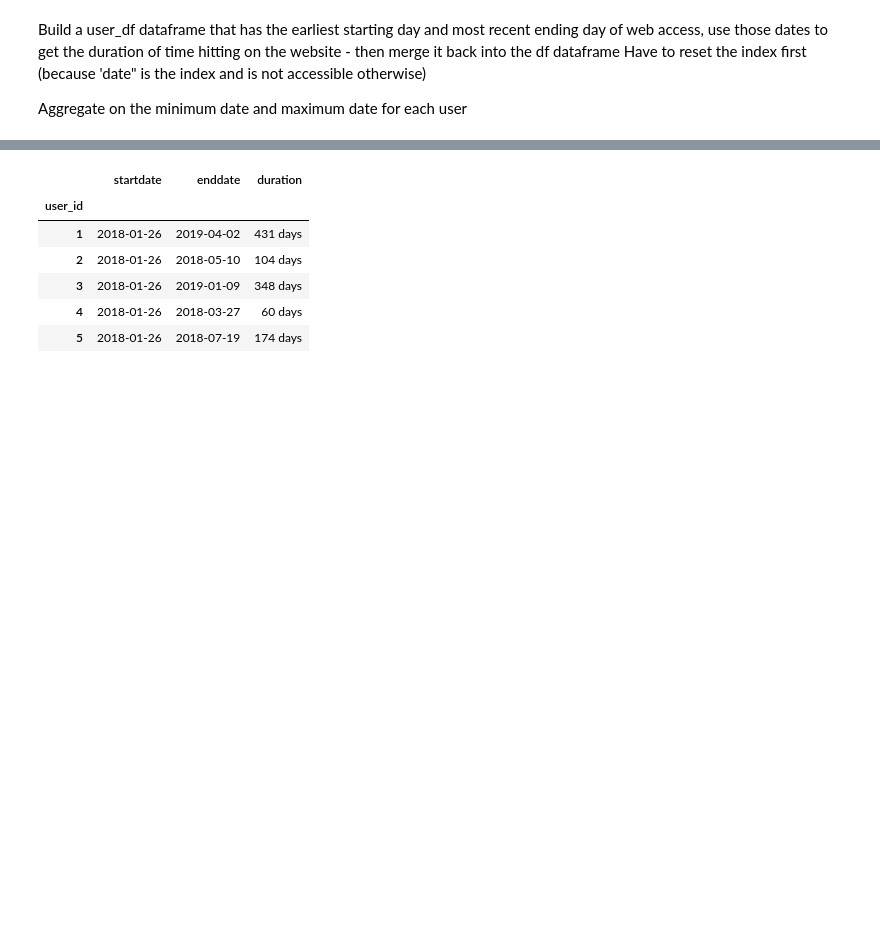
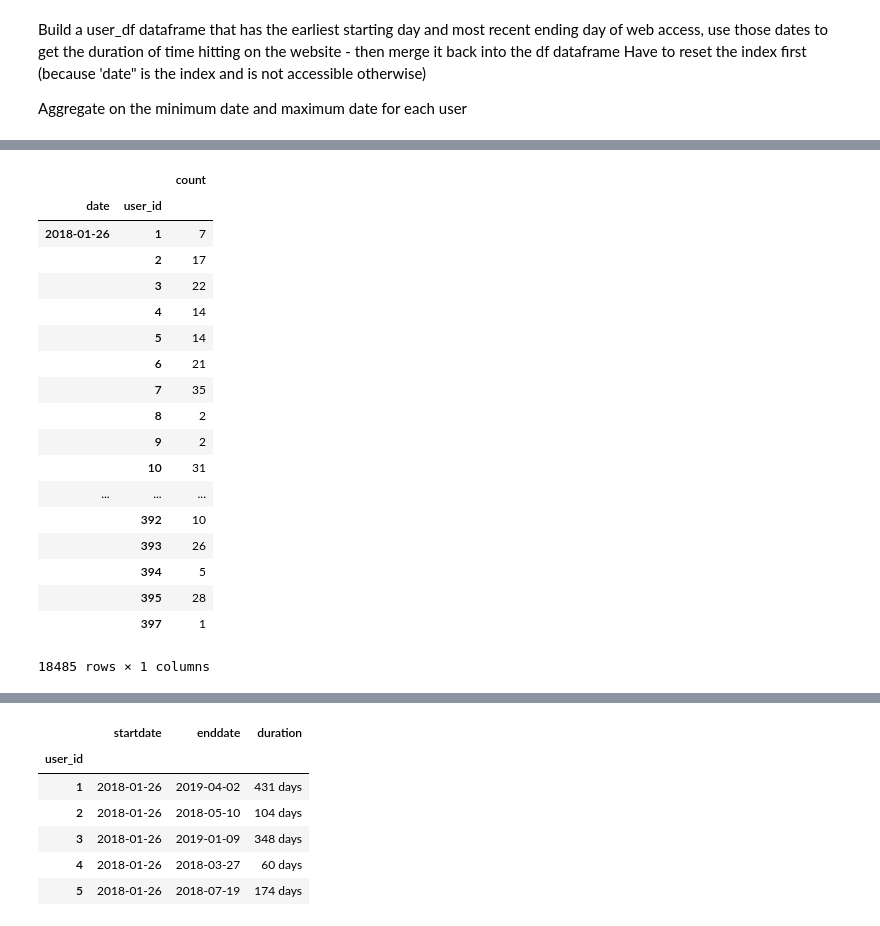
Before and after one commit to GaryGonzenbach/ds-methodologies-exercises, a Jupyter notebook: anomaly/anomaly_detection.ipynb, the cells around one changed output, grey strips where cells are left out. Cells and saved outputs as stored; diff of their text form; code cells hidden in the pictures; blank space fills up the shorter version.

```diff
--- a/anomaly/anomaly_detection.ipynb
+++ b/anomaly/anomaly_detection.ipynb
@@ -286,3 +286,5 @@ user_df.drop(['min','max'], axis=1, inplace=True)
 logins_df = df[['user_id','date','timestamp','webpage']].copy()
 logins_df = logins_df.groupby('user_id').agg({"timestamp": "count"})
 logins_df = logins_df.rename(columns={'timestamp': 'logins'})
+# %%
+day_df = df[['date','cohort','user_id']].copy()
@@ -288,0 +300,22 @@ logins_df = logins_df.rename(columns={'timestamp': 'logins'})
+# %%
+day_df[['cohort' == 7 ]].groupby(['date','user_id']).agg({'user_id': 'count'}).rename(columns={'user_id': 'count'})
+# %% [output]
+|  |  | count |
+| date | user_id |  |
+| 2018-01-26 | 1 | 7 |
+|  | 2 | 17 |
+|  | 3 | 22 |
+|  | 4 | 14 |
+|  | 5 | 14 |
+|  | 6 | 21 |
+|  | 7 | 35 |
+|  | 8 | 2 |
+|  | 9 | 2 |
+|  | 10 | 31 |
+| ... | ... | ... |
+|  | 392 | 10 |
+|  | 393 | 26 |
+|  | 394 | 5 |
+|  | 395 | 28 |
+|  | 397 | 1 |
+18485 rows × 1 columns
```
Also changed, not shown: parts of 10 cells of this notebook.
